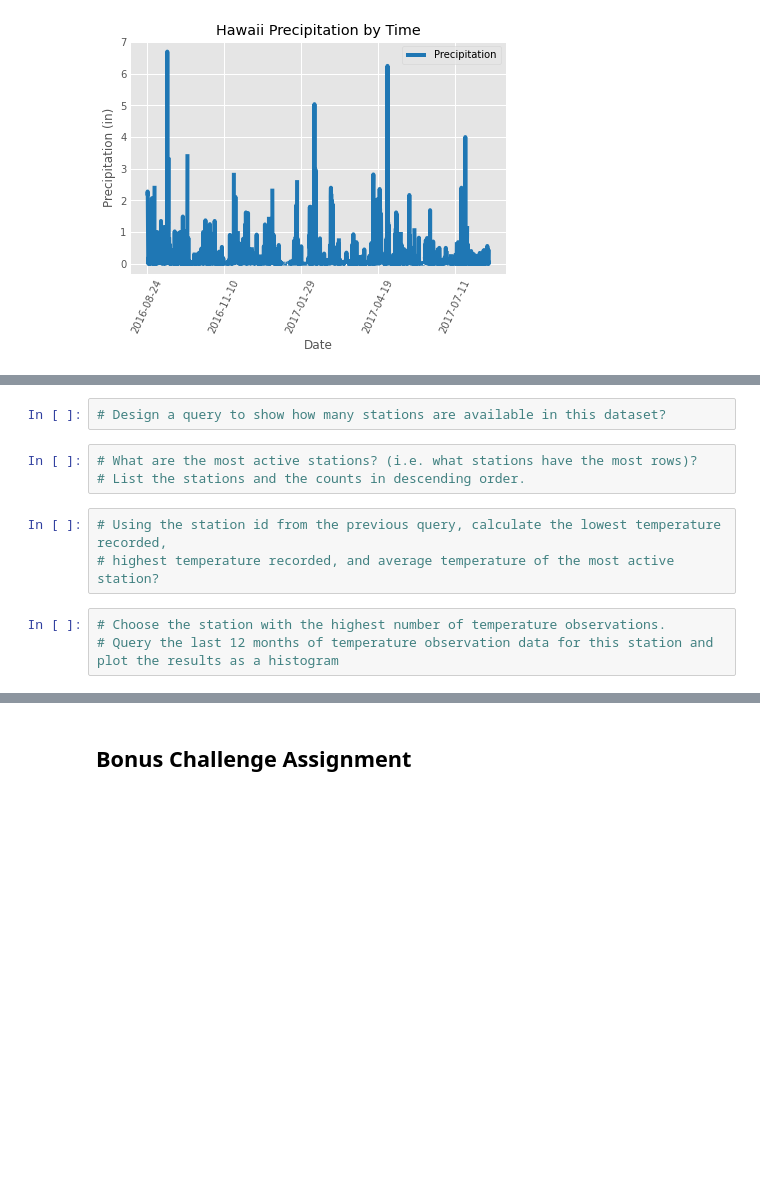
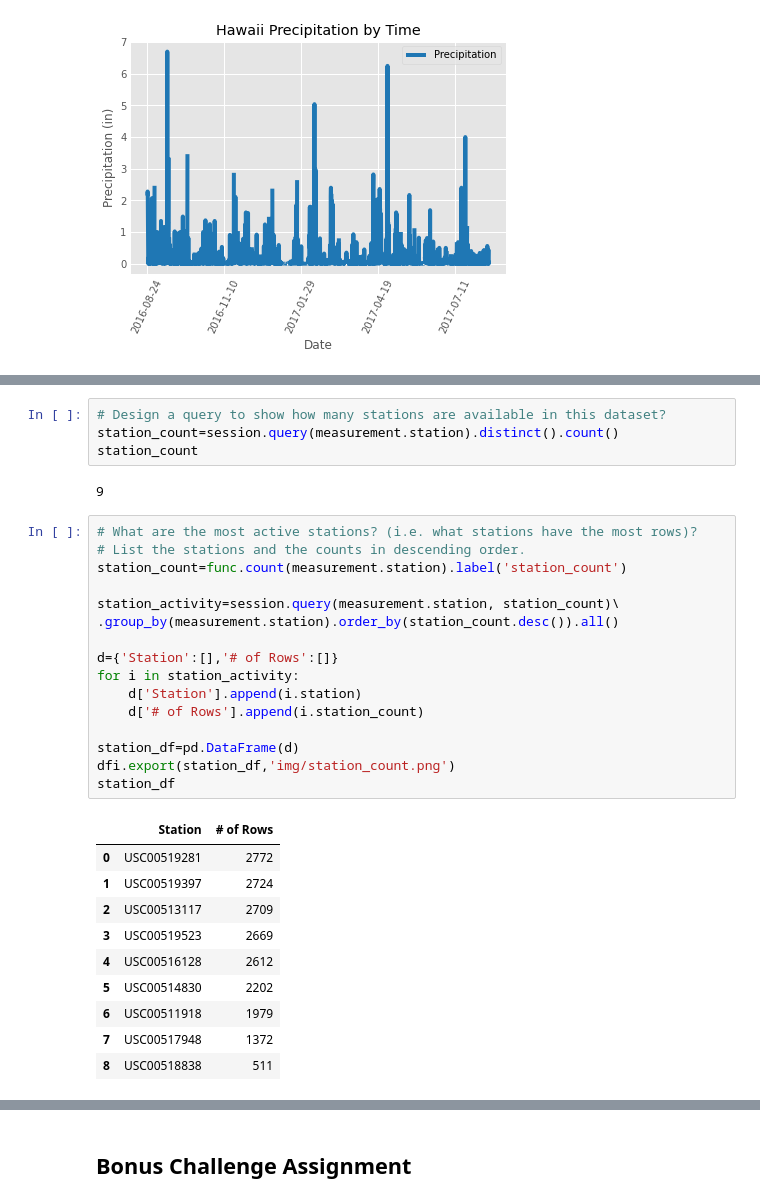
Before and after one commit to gabeo13/SQLAlchemy-ORM-Flask-API, a Jupyter notebook: climate.ipynb, the cells around one changed output, grey strips where cells are left out. Saved outputs shown, nothing was run; the diff lists cells and outputs as text; blank space fills up the shorter version.

```diff
--- a/climate.ipynb
+++ b/climate.ipynb
@@ -77,11 +92,33 @@ plt.savefig('img/precip.png',bbox_inches='tight')
 # %%
 # Design a query to show how many stations are available in this dataset?
+station_count=session.query(measurement.station).distinct().count()
+station_count
+# %% [output]
+9
 # %%
 # What are the most active stations? (i.e. what stations have the most rows)?
 # List the stations and the counts in descending order.
+station_count=func.count(measurement.station).label('station_count')
+
+station_activity=session.query(measurement.station, station_count)\
+.group_by(measurement.station).order_by(station_count.desc()).all()
+
+d={'Station':[],'# of Rows':[]}
+for i in station_activity:
+    d['Station'].append(i.station)
+    d['# of Rows'].append(i.station_count)
+
+station_df=pd.DataFrame(d)
+dfi.export(station_df,'img/station_count.png')
+station_df
+# %% [output]
+|  | Station | # of Rows |
+| 0 | USC00519281 | 2772 |
+| 1 | USC00519397 | 2724 |
+| 2 | USC00513117 | 2709 |
+| 3 | USC00519523 | 2669 |
+| 4 | USC00516128 | 2612 |
+| 5 | USC00514830 | 2202 |
+| 6 | USC00511918 | 1979 |
+| 7 | USC00517948 | 1372 |
+| 8 | USC00518838 | 511 |
-# %%
-# Using the station id from the previous query, calculate the lowest temperature recorded,
-# highest temperature recorded, and average temperature of the most active station?
-# %%
-# Choose the station with the highest number of temperature observations.
-# Query the last 12 months of temperature observation data for this station and plot the results as a histogram
```
Also changed, not shown: parts of 4 cells of this notebook, 4 other files.
